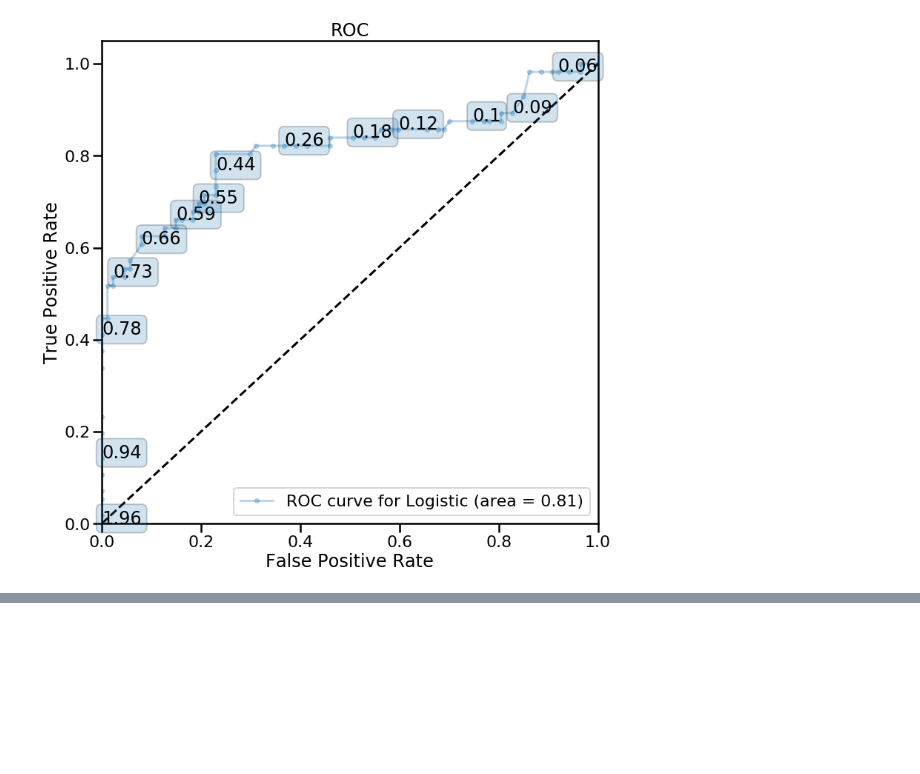
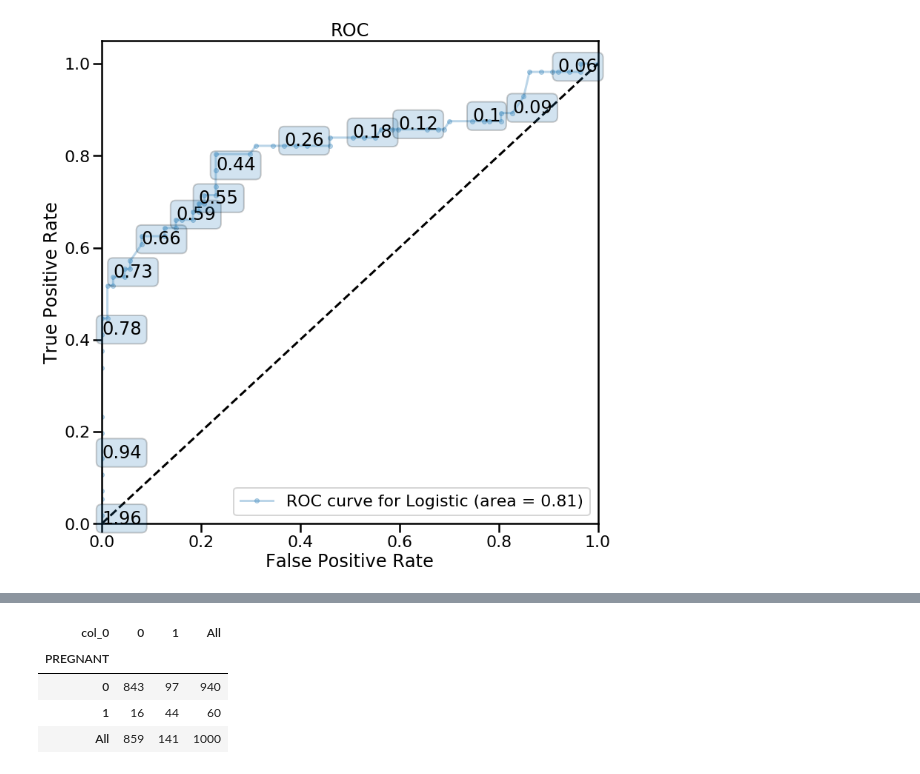
Before and after one commit to mashwinmuthiah/Harvard_CS109, a Jupyter notebook: Section/Section 7-17/classification.ipynb, the cells around one changed output, grey strips where cells are left out. Drawn from its saved outputs; the diff is of its cells as text; code cells hidden in the pictures; blank space fills up the shorter version.

```diff
--- a/Section/Section 7-17/classification.ipynb
+++ b/Section/Section 7-17/classification.ipynb
@@ -133,0 +222,3 @@ make_roc('Logistic',logit,y_test,X_test)
+# %%
+predicted = logit.predict(X_test)
+print(classification_report(y_test, predicted))
@@ -133,0 +234,8 @@ make_roc('Logistic',logit,y_test,X_test)
+# %%
+pd.crosstab(y_test,predicted,margins=True,dropna=False)
+# %% [output]
+| col_0 | 0 | 1 | All |
+| PREGNANT |  |  |  |
+| 0 | 843 | 97 | 940 |
+| 1 | 16 | 44 | 60 |
+| All | 859 | 141 | 1000 |
```
Also changed, not shown: parts of 12 cells of this notebook.
